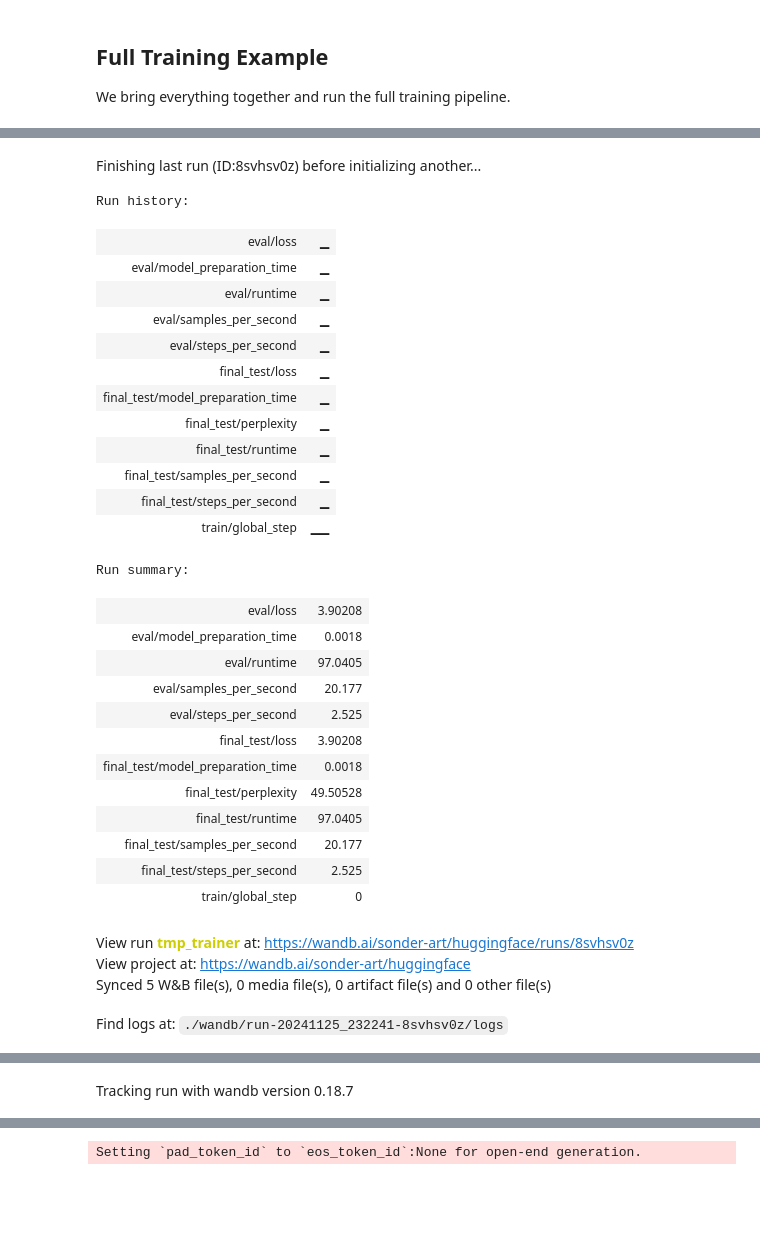
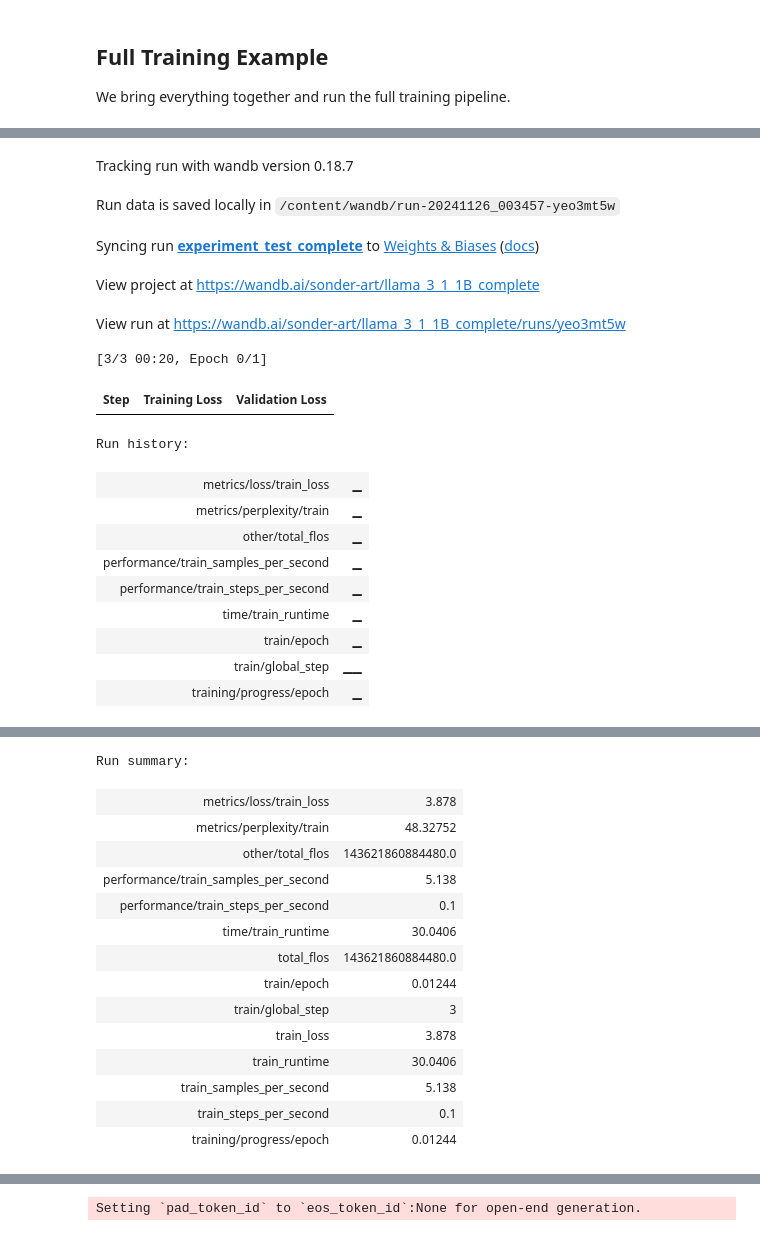
Before and after one commit to sonder-art/automl_o24, a Jupyter notebook: codigo/nlp_chatbots/hf_lora2.ipynb, the cells around one changed output, grey strips where cells are left out. Cells and saved outputs as stored; diff of their text form; code cells hidden in the pictures; blank space fills up the shorter version.

```diff
--- a/codigo/nlp_chatbots/hf_lora2.ipynb
+++ b/codigo/nlp_chatbots/hf_lora2.ipynb
@@ -351,6 +351,7 @@ class TrainingConfig:
     logging_steps: int = 100
     output_dir: str = "./results"
     seed: int = 42
+    gradient_accumulation_steps: int = 4  # Added this line
 
 # Example usage:
 config = TrainingConfig()
@@ -747,48 +1009,39 @@ View run at https://wandb.ai/sonder-art/huggingface/runs/8svhsv0z
 # %%
 # Training configuration
 config = TrainingConfig(
     learning_rate=5e-5,
     num_train_epochs=.01,  # For quick example, set to higher for real training
     per_device_train_batch_size=16,
     per_device_eval_batch_size=16,
     output_dir=f"./{MODEL}-lora-finetuned"
 )
 
 # Train the model
-trainer = train_model(model, tokenizer, lm_datasets, config,
-                      project_name='llama_3_1_1B',
-                      run_name='experiment_test',
-                          tags=["llama_3_1_1B", "wiki2raw"],
-    notes="Training with enhanced learning rate")
+trainer = train_model(
+    model=model,
+    tokenizer=tokenizer,
+    lm_datasets=lm_datasets,
+    config=config,
+    project_name='llama_3_1_1B_complete',
+    run_name='experiment_test_complete',
+    tags=["llama_3_1_1B", "wiki2raw"],
+    notes="Training with enhanced learning rate",
+)
 # %% [output]
-Finishing last run (ID:8svhsv0z) before initializing another...
+Tracking run with wandb version 0.18.7
+Run data is saved locally in /content/wandb/run-20241126_003457-yeo3mt5w
+Syncing run experiment_test_complete to Weights & Biases (docs)
+View project at https://wandb.ai/sonder-art/llama_3_1_1B_complete
+View run at https://wandb.ai/sonder-art/llama_3_1_1B_complete/runs/yeo3mt5w
-Run history:
+[3/3 00:20, Epoch 0/1]
-| eval/loss | ▁ |
-| eval/model_preparation_time | ▁ |
-| eval/runtime | ▁ |
-| eval/samples_per_second | ▁ |
-| eval/steps_per_second | ▁ |
-| final_test/loss | ▁ |
-| final_test/model_preparation_time | ▁ |
-| final_test/perplexity | ▁ |
-| final_test/runtime | ▁ |
-| final_test/samples_per_second | ▁ |
-| final_test/steps_per_second | ▁ |
-| train/global_step | ▁▁ |
+| Step | Training Loss | Validation Loss |
-Run summary:
+Run history:
-| eval/loss | 3.90208 |
-| eval/model_preparation_time | 0.0018 |
-| eval/runtime | 97.0405 |
-| eval/samples_per_second | 20.177 |
-| eval/steps_per_second | 2.525 |
-| final_test/loss | 3.90208 |
-| final_test/model_preparation_time | 0.0018 |
-| final_test/perplexity | 49.50528 |
-| final_test/runtime | 97.0405 |
-| final_test/samples_per_second | 20.177 |
-| final_test/steps_per_second | 2.525 |
-| train/global_step | 0 |
+| metrics/loss/train_loss | ▁ |
+| metrics/perplexity/train | ▁ |
+| other/total_flos | ▁ |
+| performance/train_samples_per_second | ▁ |
+| performance/train_steps_per_second | ▁ |
+| time/train_runtime | ▁ |
+| train/epoch | ▁ |
+| train/global_step | ▁▁ |
+| training/progress/epoch | ▁ |
-View run tmp_trainer at: https://wandb.ai/sonder-art/huggingface/runs/8svhsv0z
-View project at: https://wandb.ai/sonder-art/huggingface
-Synced 5 W&B file(s), 0 media file(s), 0 artifact file(s) and 0 other file(s)
-Find logs at: ./wandb/run-20241125_232241-8svhsv0z/logs
@@ -796 +1048,15 @@ Successfully finished last run (ID:8svhsv0z). Initializing new run:
-Tracking run with wandb version 0.18.7
+Run summary:
+| metrics/loss/train_loss | 3.878 |
+| metrics/perplexity/train | 48.32752 |
+| other/total_flos | 143621860884480.0 |
+| performance/train_samples_per_second | 5.138 |
+| performance/train_steps_per_second | 0.1 |
+| time/train_runtime | 30.0406 |
+| total_flos | 143621860884480.0 |
+| train/epoch | 0.01244 |
+| train/global_step | 3 |
+| train_loss | 3.878 |
+| train_runtime | 30.0406 |
+| train_samples_per_second | 5.138 |
+| train_steps_per_second | 0.1 |
+| training/progress/epoch | 0.01244 |
```
Also changed, not shown: parts of 10 cells of this notebook.
